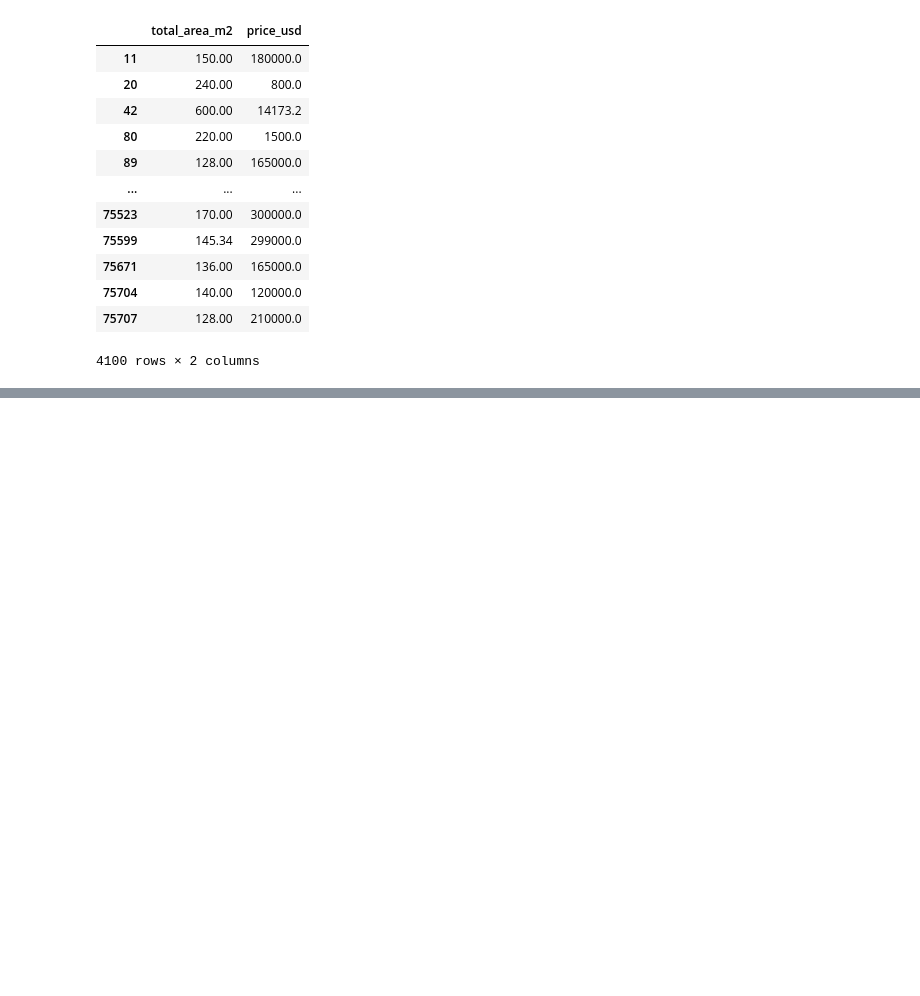
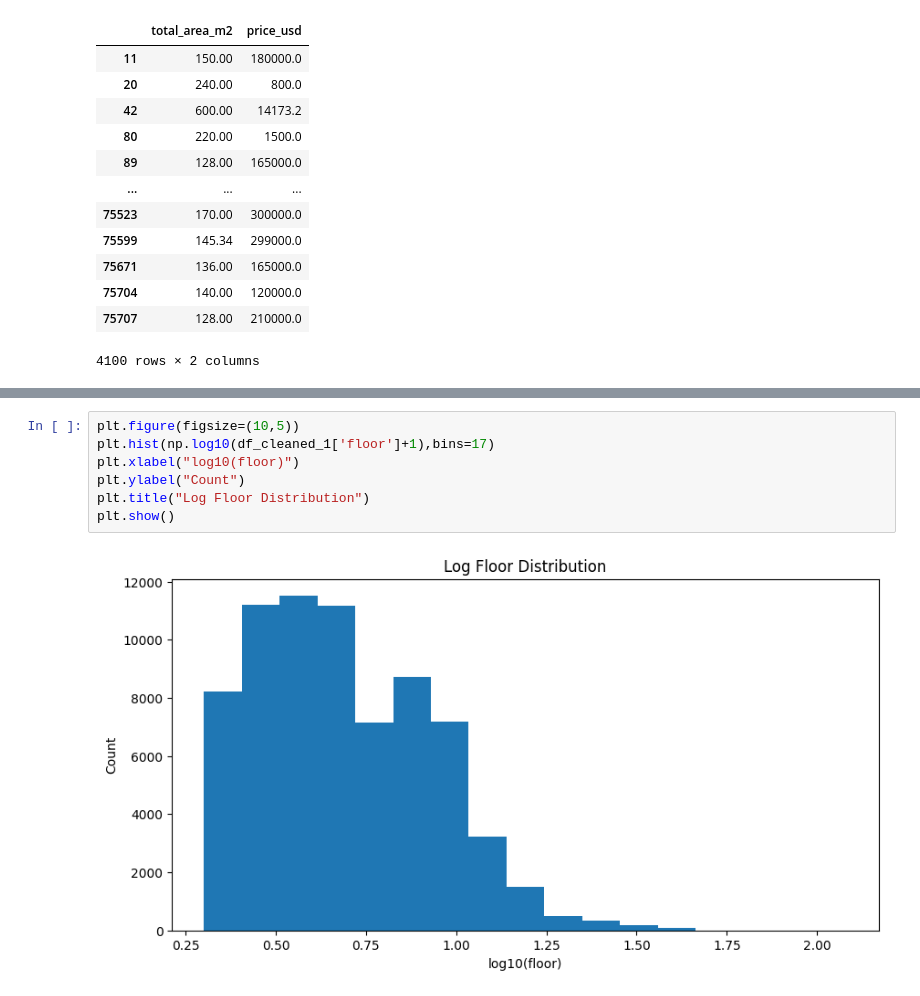
Before and after one commit to Javoh20111/Tashkent-apartment-analysis, a Jupyter notebook: notebooks/1_data_cleaning.ipynb, the cells around one changed output, grey strips where cells are left out. Drawn from its saved outputs; the diff is of its cells as text; blank space fills up the shorter version.

```diff
--- a/notebooks/1_data_cleaning.ipynb
+++ b/notebooks/1_data_cleaning.ipynb
@@ -691,0 +742,9 @@ print(len(df_cleaned_1))
+# %%
+plt.figure(figsize=(10,5))
+plt.hist(np.log10(df_cleaned_1['floor']+1),bins=17)
+plt.xlabel("log10(floor)")
+plt.ylabel("Count")
+plt.title("Log Floor Distribution")
+plt.show()
+# %% [output]
+[figure, added]
```
Also changed, not shown: parts of 23 cells of this notebook.
